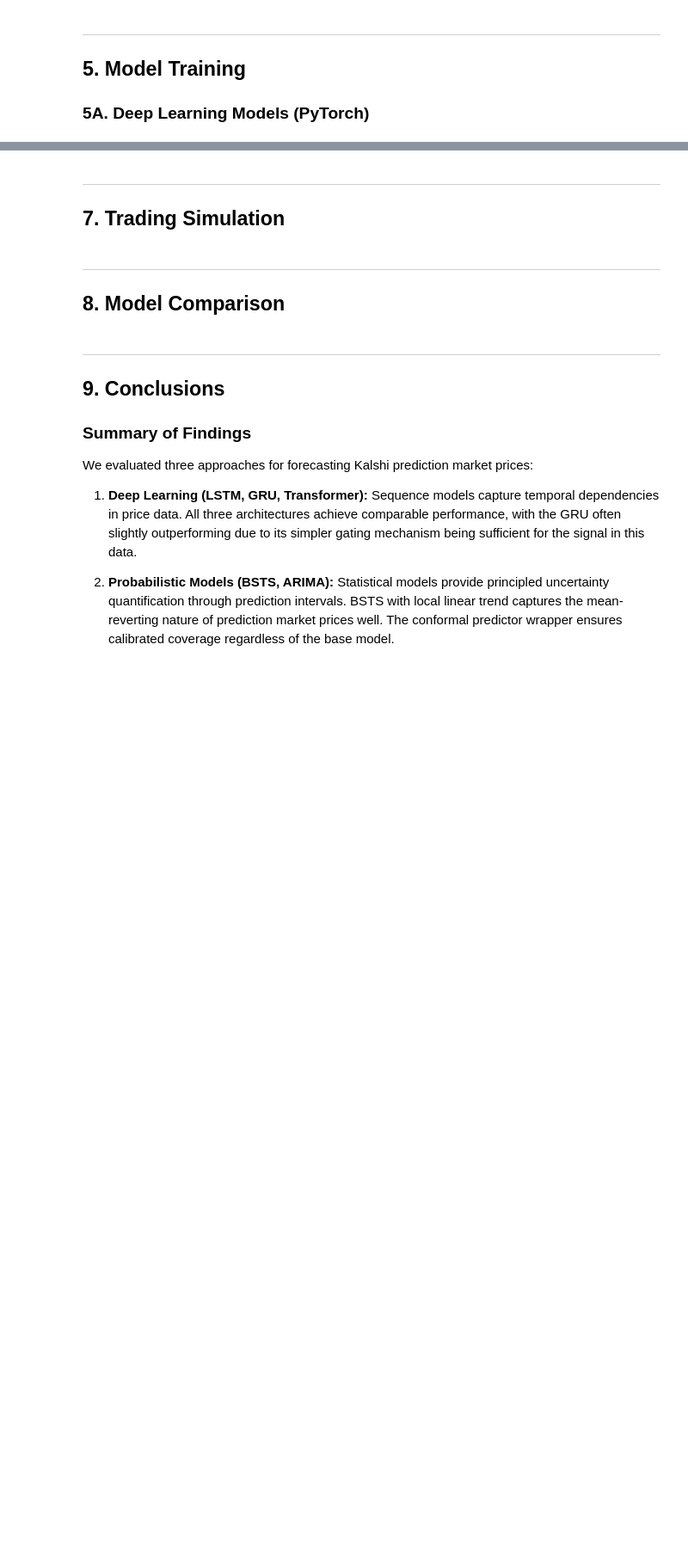
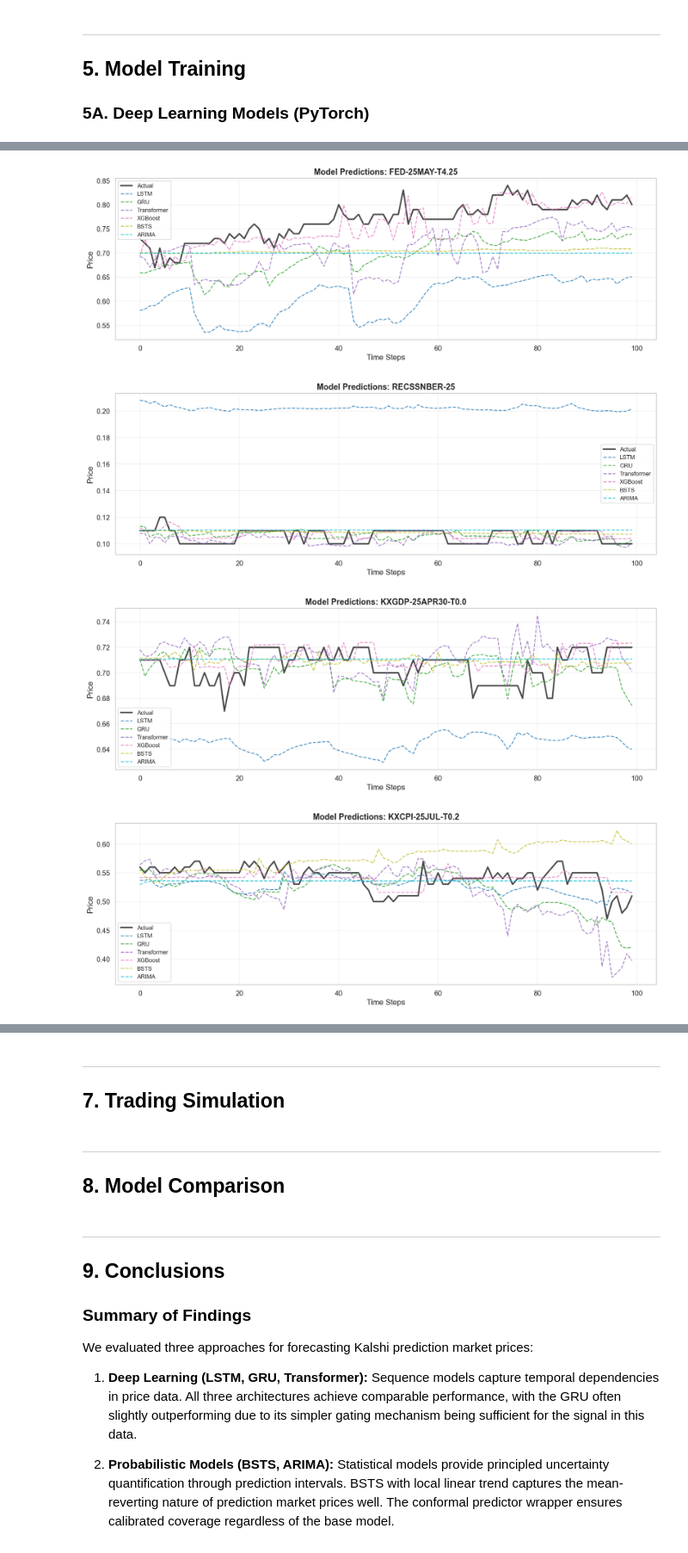
Before and after one commit to asingh49-cmd/Kalshi_Prediction_Market_Analysis, a Jupyter notebook: notebooks/main_analysis.ipynb, the cells around one changed output, grey strips where cells are left out. Shown at 86% size. Saved outputs shown, nothing was run; the diff lists cells and outputs as text; code cells hidden in the pictures; blank space fills up the shorter version.

```diff
--- a/notebooks/main_analysis.ipynb
+++ b/notebooks/main_analysis.ipynb
@@ -476,20 +741,0 @@ plt.show()
-# %%
-# BSTS prediction with intervals
-r_bsts = all_results['BSTS']
-fig = viz.plot_predictions(
-    r_bsts['actual'], r_bsts['preds'],
-    r_bsts.get('lower'), r_bsts.get('upper'),
-    title='BSTS Predictions with 95% CI'
-)
-plt.show()
-# %%
-# ARIMA + Conformal intervals
-fig = viz.plot_predictions(
-    y_test[:n_test_cp], cp_point, cp_lo, cp_hi,
-    title='ARIMA + Conformal Prediction Intervals'
-)
-plt.show()
-# %%
-# Residual diagnostics for XGBoost
-fig = viz.plot_residuals(y_test, preds_xgb, title='XGBoost Residual Diagnostics')
-plt.show()
@@ -495,0 +894,27 @@ plt.show()
+# %%
+# Prediction plots for each series
+for series_name, predictions in all_predictions.items():
+    fig, ax = plt.subplots(figsize=(14, 5))
+
+    # Plot actual
+    actual = list(predictions.values())[0]['actual'][:100]  # First 100 points
+    ax.plot(actual, 'k-', linewidth=2.5, label='Actual', alpha=0.8)
+
+    # Plot all model predictions
+    colors = plt.cm.tab10(np.linspace(0, 1, len(predictions)))
+    for (model_name, pred_data), color in zip(predictions.items(), colors):
+        preds = pred_data['preds'][:100]
+        ax.plot(preds, '--', color=color, label=model_name, linewidth=1.5, alpha=0.8)
+
+    ax.set_title(f'Model Predictions: {series_name}', fontsize=14, fontweight='bold')
+    ax.set_xlabel('Time Steps')
+    ax.set_ylabel('Price')
+    ax.legend(loc='best', fontsize=10)
+    ax.grid(True, alpha=0.3)
+    plt.tight_layout()
+    plt.show()
+# %% [output]
+[figure, added]
+[figure, added]
+[figure, added]
+[figure, added]
```
Also changed, not shown: parts of 36 cells of this notebook.
